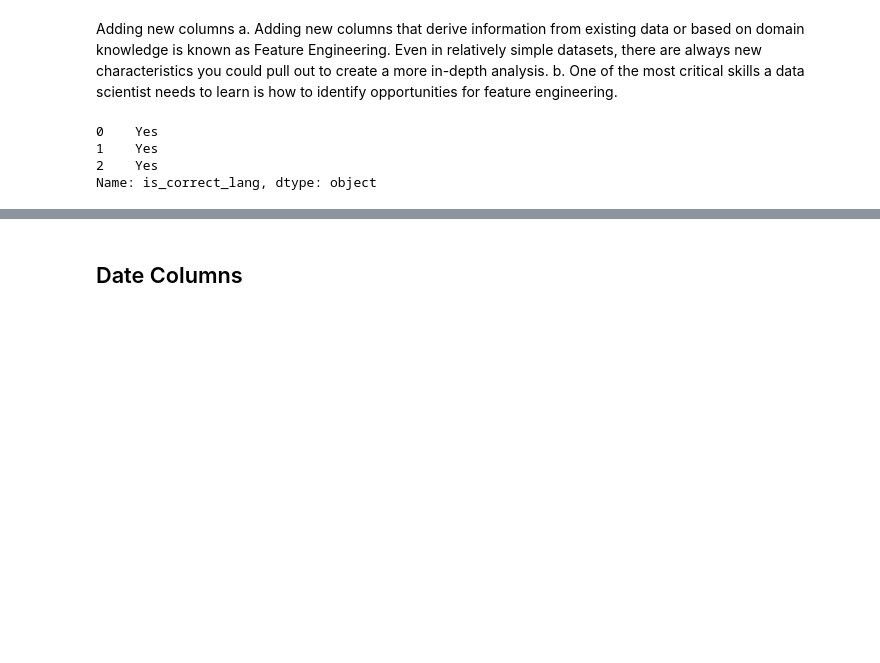
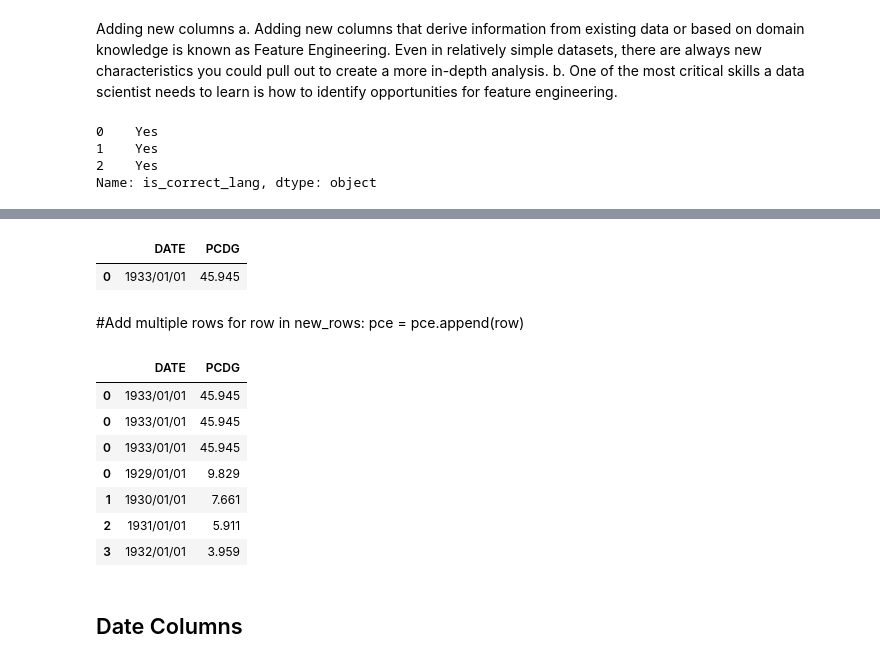
Before and after one commit to anita-owens/Data-with-Python, a Jupyter notebook: Cheat Sheet for Pandas Python.ipynb, the cells around one changed output, grey strips where cells are left out. Drawn from its saved outputs; the diff is of its cells as text; code cells hidden in the pictures; blank space fills up the shorter version.

```diff
--- a/Cheat Sheet for Pandas Python.ipynb
+++ b/Cheat Sheet for Pandas Python.ipynb
@@ -968,0 +1232,7 @@ Name: is_correct_lang, dtype: object
+# %%
+#Remove named columns using the axis argument
+pce.drop(columns=['PCESV'],
+    axis=1,
+    inplace=True)
+
+pce
@@ -969,3 +1245,51 @@ Name: is_correct_lang, dtype: object
+# %%
+#Create new row - must be a dataframe object
+new_row = pd.DataFrame({'DATE': ['1933/01/01'],
+        'PCDG': [45.945]
+        })
+new_row
+# %% [output]
+|  | DATE | PCDG |
+| 0 | 1933/01/01 | 45.945 |
+# %% [markdown]
+#Add multiple rows
+for row in new_rows:
+    pce = pce.append(row)
+# %%
+row1 = pd.DataFrame({'DATE': ['1933/01/01'],
+        'PCDG': [45.945]
+        })
+
+row2 = pd.DataFrame({'DATE': ['1933/01/01'],
+        'PCDG': [45.945]
+        })
+
+row3 = pd.DataFrame({'DATE': ['1933/01/01'],
+        'PCDG': [45.945]
+        })
+# %%
+#Concat method is more efficient to add multiple rows
+all_rows = [row1, row2, row3, pce]
+
+# Create dict holding the data
+data = {'DATE': ['1929/01/01', '1930/01/01', '1931/01/01', '1932/01/01'],
+        'PCDG': [9.829, 7.661, 5.911, 3.959]
+        }
+
+# Create DataFrame from the data
+pce = pd.DataFrame(data=data)
+
+#all_rows= [new_row, pce]
+pd.concat(all_rows)
+# %% [output]
+|  | DATE | PCDG |
+| 0 | 1933/01/01 | 45.945 |
+| 0 | 1933/01/01 | 45.945 |
+| 0 | 1933/01/01 | 45.945 |
+| 0 | 1929/01/01 | 9.829 |
+| 1 | 1930/01/01 | 7.661 |
+| 2 | 1931/01/01 | 5.911 |
+| 3 | 1932/01/01 | 3.959 |
 # %% [markdown]
 ## Date Columns
 # %% [markdown]
```
Also changed, not shown: parts of 39 cells of this notebook.
